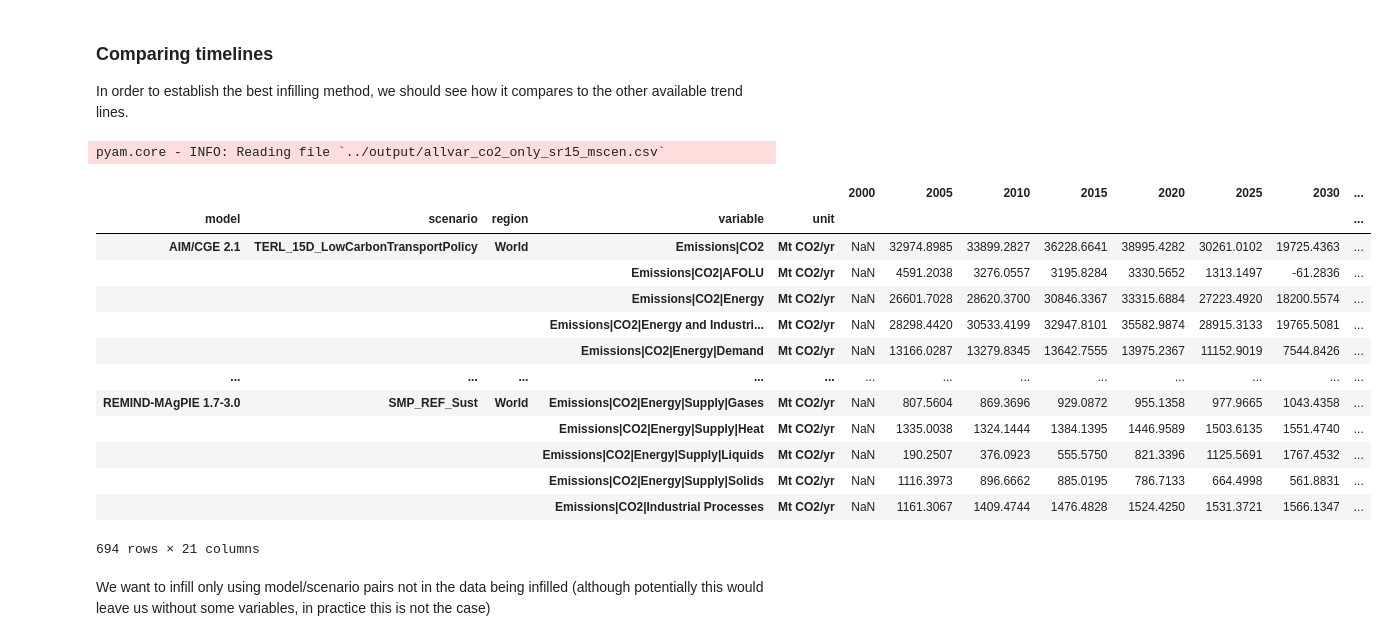
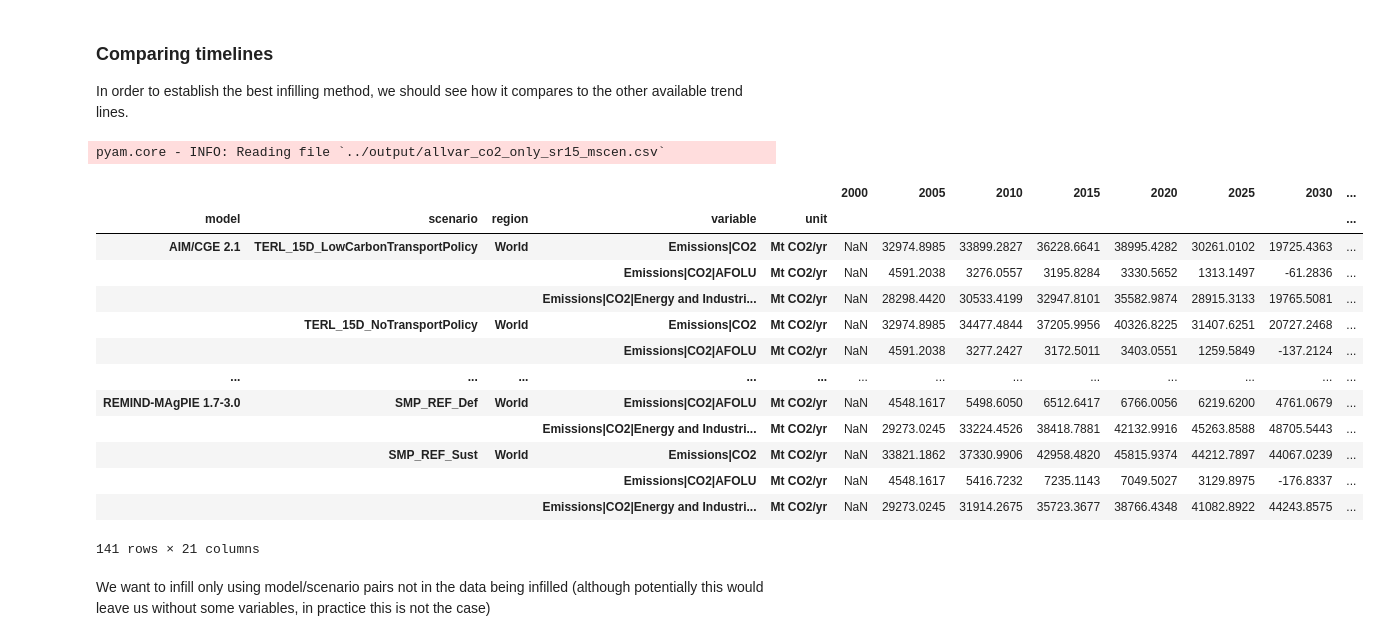
Before and after one commit to GranthamImperial/silicone_examples, a Jupyter notebook: notebooks/Infilling_example_complete_sr1.5.ipynb, the cells around one changed output. Drawn from its saved outputs; the diff is of its cells as text; code cells hidden in the pictures.

```diff
--- a/notebooks/Infilling_example_complete_sr1.5.ipynb
+++ b/notebooks/Infilling_example_complete_sr1.5.ipynb
@@ -77,24 +77,24 @@ pyam.core - INFO: Reading file `./../input/complete_sr15.csv`
 ### Comparing timelines
 In order to establish the best infilling method, we should see how it compares to the other available trend lines.
 # %%
-df_to_infill = pyam.IamDataFrame(to_infill_file)
+df_to_infill = pyam.IamDataFrame(to_infill_file).filter(variable=required_variables_list)
 df_to_infill.timeseries()
 # %% [output]
 pyam.core - INFO: Reading file `../output/allvar_co2_only_sr15_mscen.csv`
 |  |  |  |  |  | 2000 | 2005 | 2010 | 2015 | 2020 | 2025 | 2030 | ... |
 | model | scenario | region | variable | unit |  |  |  |  |  |  |  | ... |
 | AIM/CGE 2.1 | TERL_15D_LowCarbonTransportPolicy | World | Emissions|CO2 | Mt CO2/yr | NaN | 32974.8985 | 33899.2827 | 36228.6641 | 38995.4282 | 30261.0102 | 19725.4363 | ... |
 |  |  |  | Emissions|CO2|AFOLU | Mt CO2/yr | NaN | 4591.2038 | 3276.0557 | 3195.8284 | 3330.5652 | 1313.1497 | -61.2836 | ... |
-|  |  |  | Emissions|CO2|Energy | Mt CO2/yr | NaN | 26601.7028 | 28620.3700 | 30846.3367 | 33315.6884 | 27223.4920 | 18200.5574 | ... |
 |  |  |  | Emissions|CO2|Energy and Industri... | Mt CO2/yr | NaN | 28298.4420 | 30533.4199 | 32947.8101 | 35582.9874 | 28915.3133 | 19765.5081 | ... |
-|  |  |  | Emissions|CO2|Energy|Demand | Mt CO2/yr | NaN | 13166.0287 | 13279.8345 | 13642.7555 | 13975.2367 | 11152.9019 | 7544.8426 | ... |
+|  | TERL_15D_NoTransportPolicy | World | Emissions|CO2 | Mt CO2/yr | NaN | 32974.8985 | 34477.4844 | 37205.9956 | 40326.8225 | 31407.6251 | 20727.2468 | ... |
+|  |  |  | Emissions|CO2|AFOLU | Mt CO2/yr | NaN | 4591.2038 | 3277.2427 | 3172.5011 | 3403.0551 | 1259.5849 | -137.2124 | ... |
 | ... | ... | ... | ... | ... | ... | ... | ... | ... | ... | ... | ... | ... |
-| REMIND-MAgPIE 1.7-3.0 | SMP_REF_Sust | World | Emissions|CO2|Energy|Supply|Gases | Mt CO2/yr | NaN | 807.5604 | 869.3696 | 929.0872 | 955.1358 | 977.9665 | 1043.4358 | ... |
-|  |  |  | Emissions|CO2|Energy|Supply|Heat | Mt CO2/yr | NaN | 1335.0038 | 1324.1444 | 1384.1395 | 1446.9589 | 1503.6135 | 1551.4740 | ... |
-|  |  |  | Emissions|CO2|Energy|Supply|Liquids | Mt CO2/yr | NaN | 190.2507 | 376.0923 | 555.5750 | 821.3396 | 1125.5691 | 1767.4532 | ... |
-|  |  |  | Emissions|CO2|Energy|Supply|Solids | Mt CO2/yr | NaN | 1116.3973 | 896.6662 | 885.0195 | 786.7133 | 664.4998 | 561.8831 | ... |
-|  |  |  | Emissions|CO2|Industrial Processes | Mt CO2/yr | NaN | 1161.3067 | 1409.4744 | 1476.4828 | 1524.4250 | 1531.3721 | 1566.1347 | ... |
+| REMIND-MAgPIE 1.7-3.0 | SMP_REF_Def | World | Emissions|CO2|AFOLU | Mt CO2/yr | NaN | 4548.1617 | 5498.6050 | 6512.6417 | 6766.0056 | 6219.6200 | 4761.0679 | ... |
+|  |  |  | Emissions|CO2|Energy and Industri... | Mt CO2/yr | NaN | 29273.0245 | 33224.4526 | 38418.7881 | 42132.9916 | 45263.8588 | 48705.5443 | ... |
+|  | SMP_REF_Sust | World | Emissions|CO2 | Mt CO2/yr | NaN | 33821.1862 | 37330.9906 | 42958.4820 | 45815.9374 | 44212.7897 | 44067.0239 | ... |
+|  |  |  | Emissions|CO2|AFOLU | Mt CO2/yr | NaN | 4548.1617 | 5416.7232 | 7235.1143 | 7049.5027 | 3129.8975 | -176.8337 | ... |
+|  |  |  | Emissions|CO2|Energy and Industri... | Mt CO2/yr | NaN | 29273.0245 | 31914.2675 | 35723.3677 | 38766.4348 | 41082.8922 | 44243.8575 | ... |
-694 rows × 21 columns
+141 rows × 21 columns
 # %% [markdown]
 We want to infill only using model/scenario pairs not in the data being infilled (although potentially this would leave us without some variables, in practice this is not the case)
 # %%
```
Also changed, not shown: parts of 5 cells of this notebook.
